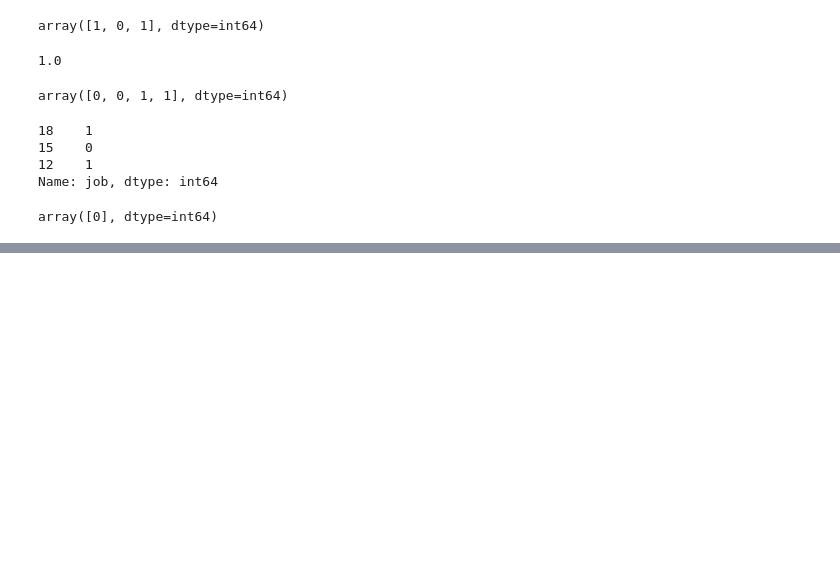
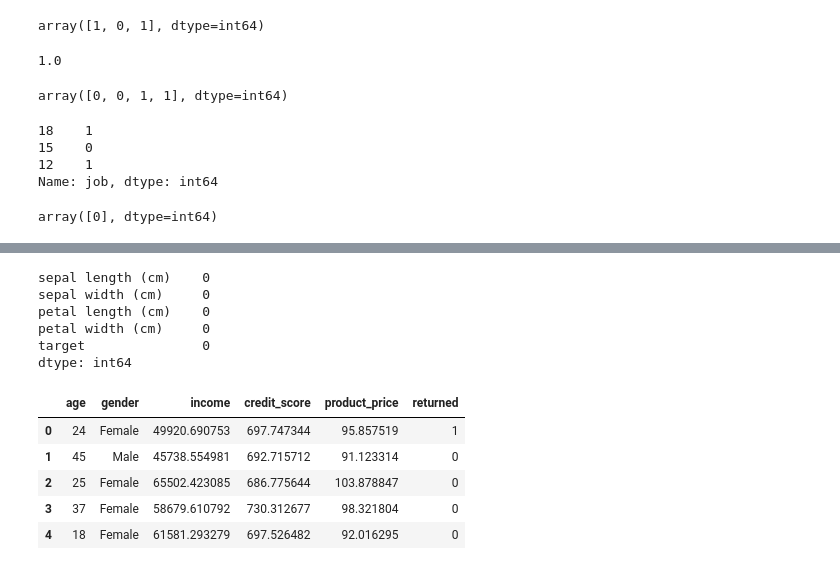
Before and after one commit to RashanWeerasinghe/machine-learning-tutorial, a Jupyter notebook: Logistic regression/Logistic regression.ipynb, the cells around one changed output, grey strips where cells are left out. Cells and saved outputs as stored; diff of their text form; code cells hidden in the pictures; blank space fills up the shorter version.

```diff
--- a/Logistic regression/Logistic regression.ipynb
+++ b/Logistic regression/Logistic regression.ipynb
@@ -117,0 +145,9 @@ array([0], dtype=int64)
+# %%
+iris_df.isnull().sum()
+# %% [output]
+sepal length (cm)    0
+sepal width (cm)     0
+petal length (cm)    0
+petal width (cm)     0
+target               0
+dtype: int64
@@ -117,0 +190,11 @@ array([0], dtype=int64)
+# %%
+df = pd.read_csv('customer_data.csv')
+# %%
+df.head()
+# %% [output]
+|  | age | gender | income | credit_score | product_price | returned |
+| 0 | 24 | Female | 49920.690753 | 697.747344 | 95.857519 | 1 |
+| 1 | 45 | Male | 45738.554981 | 692.715712 | 91.123314 | 0 |
+| 2 | 25 | Female | 65502.423085 | 686.775644 | 103.878847 | 0 |
+| 3 | 37 | Female | 58679.610792 | 730.312677 | 98.321804 | 0 |
+| 4 | 18 | Female | 61581.293279 | 697.526482 | 92.016295 | 0 |
```
Also changed, not shown: parts of 7 cells of this notebook, 3 other files.
